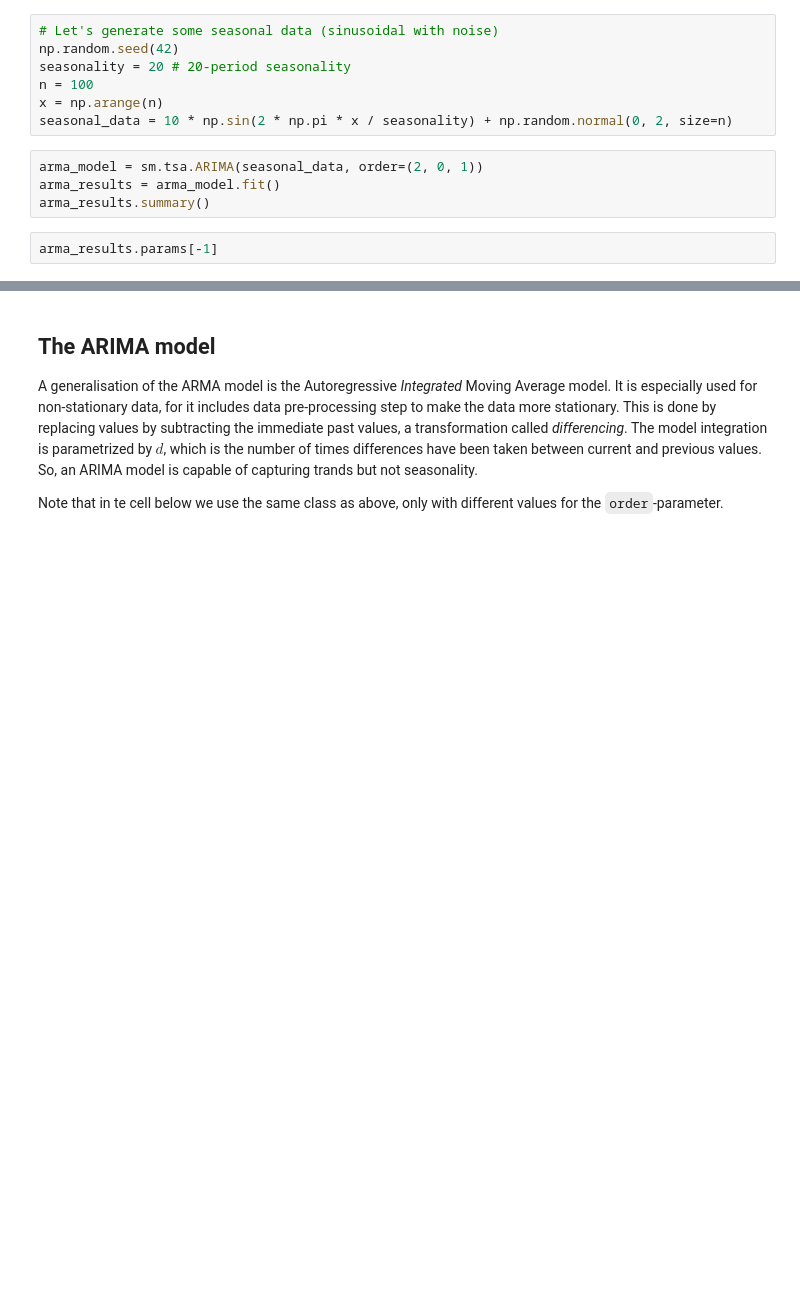
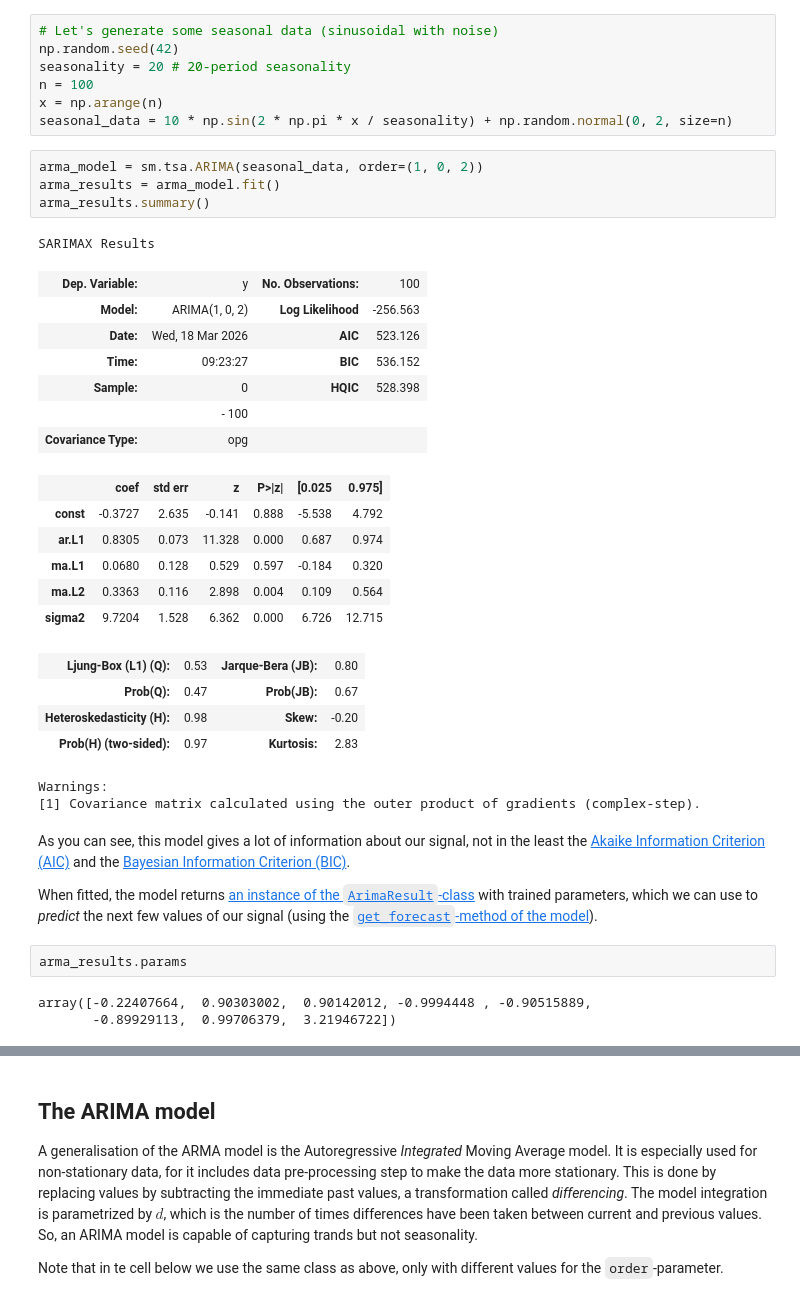
Before and after one commit to fenna/BFVM23PROGRAM3, a Jupyter notebook: demos/demo-arma-and-friends.ipynb, the cells around one changed output, grey strips where cells are left out. Cells and saved outputs as stored; diff of their text form; blank space fills up the shorter version.

```diff
--- a/demos/demo-arma-and-friends.ipynb
+++ b/demos/demo-arma-and-friends.ipynb
@@ -134,11 +172,39 @@ n = 100
 x = np.arange(n)
 seasonal_data = 10 * np.sin(2 * np.pi * x / seasonality) + np.random.normal(0, 2, size=n)
 # %%
-arma_model = sm.tsa.ARIMA(seasonal_data, order=(2, 0, 1))
+arma_model = sm.tsa.ARIMA(seasonal_data, order=(1, 0, 2))
 arma_results = arma_model.fit()
 arma_results.summary()
+# %% [output]
+SARIMAX Results
+| Dep. Variable: | y | No. Observations: | 100 |
+| Model: | ARIMA(1, 0, 2) | Log Likelihood | -256.563 |
+| Date: | Wed, 18 Mar 2026 | AIC | 523.126 |
+| Time: | 09:23:27 | BIC | 536.152 |
+| Sample: | 0 | HQIC | 528.398 |
+|  | - 100 |  |  |
+| Covariance Type: | opg |  |  |
+|  | coef | std err | z | P>|z| | [0.025 | 0.975] |
+| const | -0.3727 | 2.635 | -0.141 | 0.888 | -5.538 | 4.792 |
+| ar.L1 | 0.8305 | 0.073 | 11.328 | 0.000 | 0.687 | 0.974 |
+| ma.L1 | 0.0680 | 0.128 | 0.529 | 0.597 | -0.184 | 0.320 |
+| ma.L2 | 0.3363 | 0.116 | 2.898 | 0.004 | 0.109 | 0.564 |
+| sigma2 | 9.7204 | 1.528 | 6.362 | 0.000 | 6.726 | 12.715 |
+| Ljung-Box (L1) (Q): | 0.53 | Jarque-Bera (JB): | 0.80 |
+| Prob(Q): | 0.47 | Prob(JB): | 0.67 |
+| Heteroskedasticity (H): | 0.98 | Skew: | -0.20 |
+| Prob(H) (two-sided): | 0.97 | Kurtosis: | 2.83 |
+Warnings:
+[1] Covariance matrix calculated using the outer product of gradients (complex-step).
+# %% [markdown]
+As you can see, this model gives a lot of information about our signal, not in the least the [Akaike Information Criterion (AIC)]() and the [Bayesian Information Criterion (BIC)](https://en.wikipedia.org/wiki/Bayesian_information_criterion).
+
+When fitted, the model returns [an instance of the `ArimaResult`-class](https://www.statsmodels.org/stable/generated/statsmodels.tsa.arima.model.ARIMAResults.html#statsmodels.tsa.arima.model.ARIMAResults) with trained parameters, which we can use to *predict* the next few values of our signal (using the [`get_forecast`-method of the model](https://www.statsmodels.org/stable/generated/statsmodels.tsa.arima.model.ARIMAResults.get_forecast.html)).
 # %%
-arma_results.params[-1]
+arma_results.params
+# %% [output]
+array([-0.22407664,  0.90303002,  0.90142012, -0.9994448 , -0.90515889,
+       -0.89929113,  0.99706379,  3.21946722])
 # %%
 fig,ax = plt.subplots(figsize=(12,6))
 plot_model_results(ax, seasonal_data, models=[arma_results], names=['ARMA'], colors=['red'])
```
Also changed, not shown: parts of 18 cells of this notebook.
